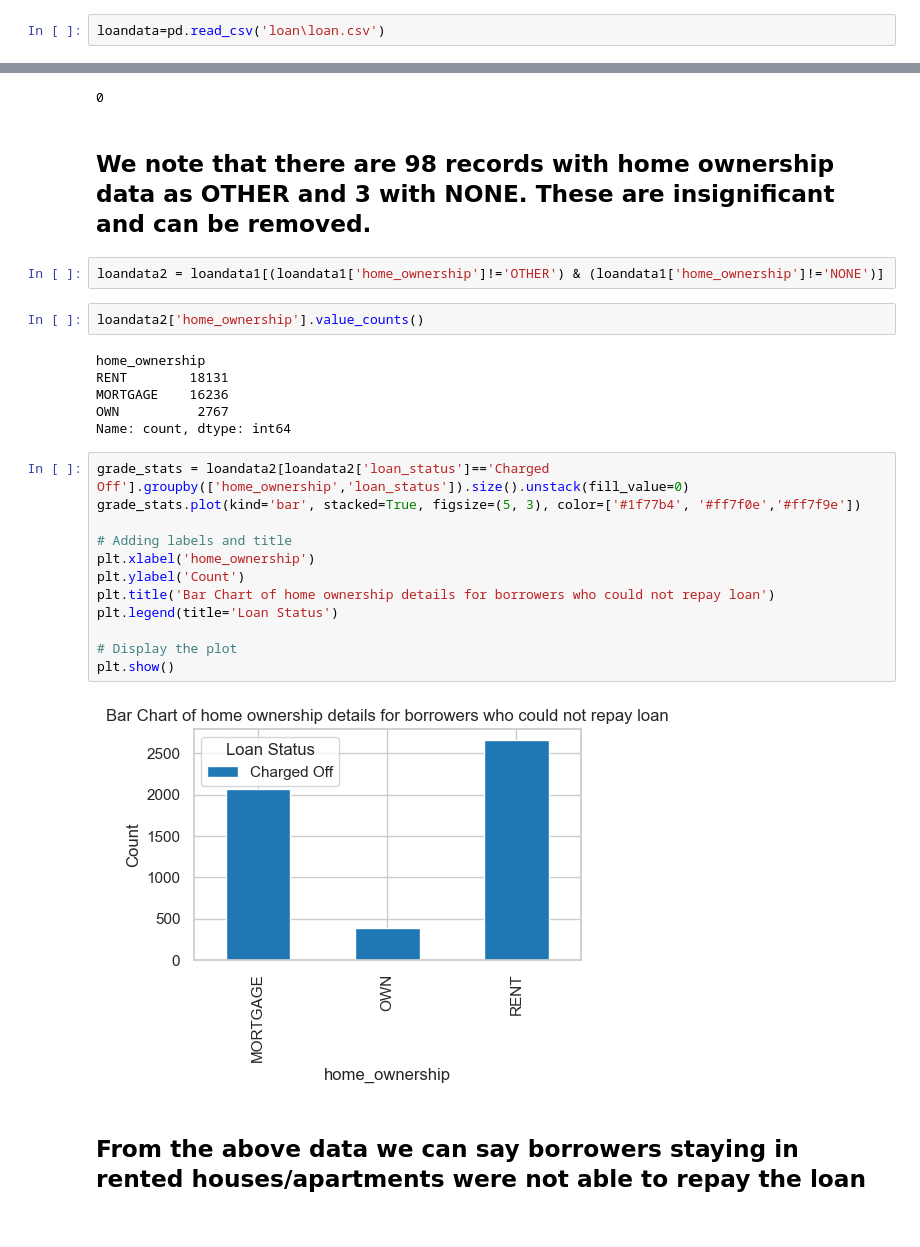
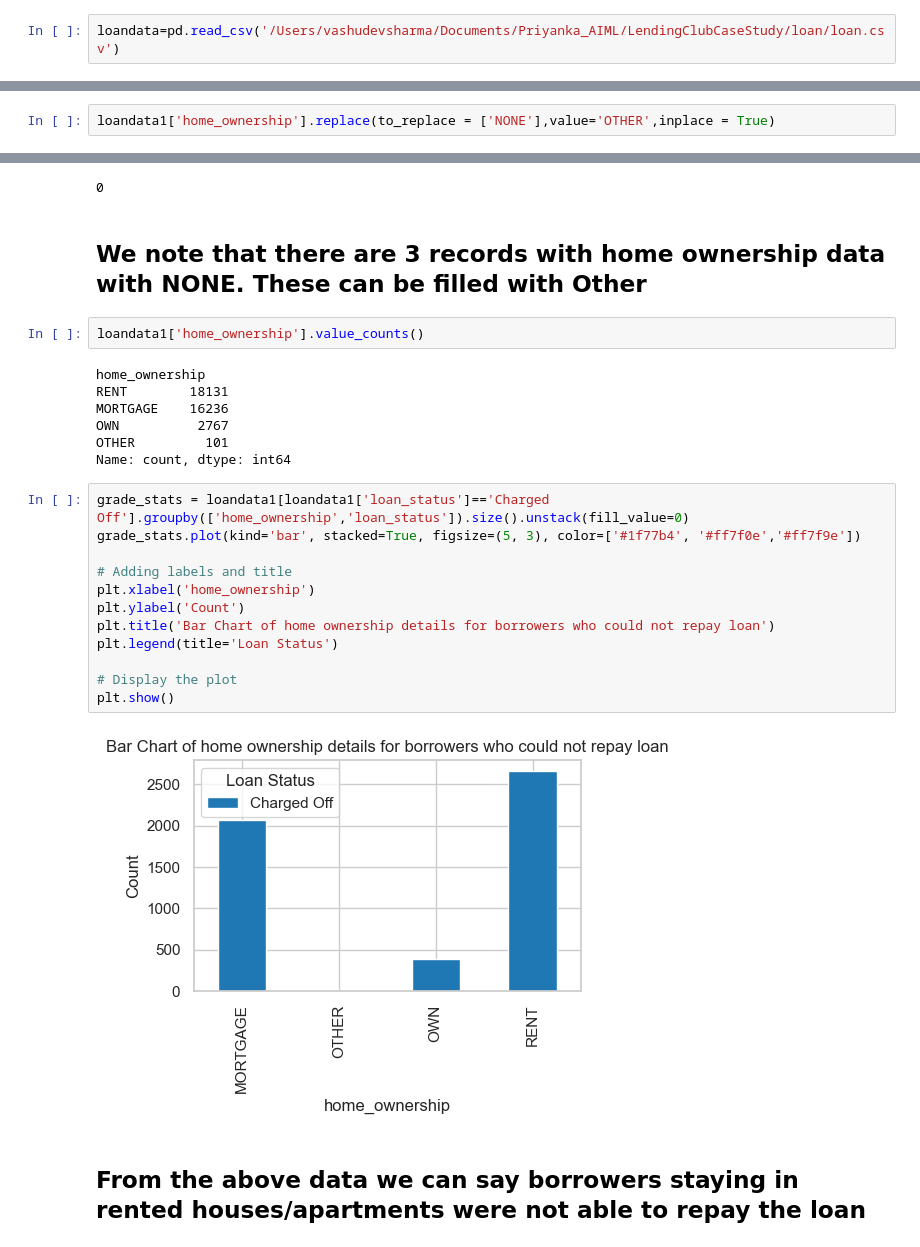
Before and after one commit to sambit-star/LendingClubCaseStudy, a Jupyter notebook: SambitMukherjee.ipynb, the cells around one changed output, grey strips where cells are left out. Saved outputs shown, nothing was run; the diff lists cells and outputs as text.

```diff
--- a/SambitMukherjee.ipynb
+++ b/SambitMukherjee.ipynb
@@ -9,7 +9,7 @@ import warnings
 warnings.filterwarnings("ignore")
 import seaborn as sns
 # %%
-loandata=pd.read_csv('loan\loan.csv')
+loandata=pd.read_csv('/Users/vashudevsharma/Documents/Priyanka_AIML/LendingClubCaseStudy/loan/loan.csv')
 # %%
 loandata.head()
 # %% [output]
@@ -504,35 +516,36 @@ OWN          2767
 OTHER          98
 NONE            3
 Name: count, dtype: int64
+# %%
+loandata1['home_ownership'].replace(to_replace = ['NONE'],value='OTHER',inplace = True)
 # %%
 loandata1['home_ownership'].isnull().sum()
 # %% [output]
 0
 # %% [markdown]
-## We note that there are 98 records with home ownership data as OTHER and 3 with NONE. These are insignificant and can be removed.
+## We note that there are 3 records with home ownership data with NONE. These can be filled with Other
-# %%
-loandata2 = loandata1[(loandata1['home_ownership']!='OTHER') & (loandata1['home_ownership']!='NONE')]
 # %%
-loandata2['home_ownership'].value_counts()
+loandata1['home_ownership'].value_counts()
 # %% [output]
 home_ownership
 RENT        18131
 MORTGAGE    16236
 OWN          2767
+OTHER         101
 Name: count, dtype: int64
 # %%
-grade_stats = loandata2[loandata2['loan_status']=='Charged Off'].groupby(['home_ownership','loan_status']).size().unstack(fill_value=0)
+grade_stats = loandata1[loandata1['loan_status']=='Charged Off'].groupby(['home_ownership','loan_status']).size().unstack(fill_value=0)
 grade_stats.plot(kind='bar', stacked=True, figsize=(5, 3), color=['#1f77b4', '#ff7f0e','#ff7f9e'])
 
 # Adding labels and title
 plt.xlabel('home_ownership')
 plt.ylabel('Count')
 plt.title('Bar Chart of home ownership details for borrowers who could not repay loan')
 plt.legend(title='Loan Status')
 
 # Display the plot
 plt.show()
 # %% [output]
-[figure, old version]
+[figure, new version]
 # %% [markdown]
 ## From the above data we can say borrowers staying in rented houses/apartments were not able to repay the loan
```
Also changed, not shown: parts of 30 cells of this notebook, 3 other files.
